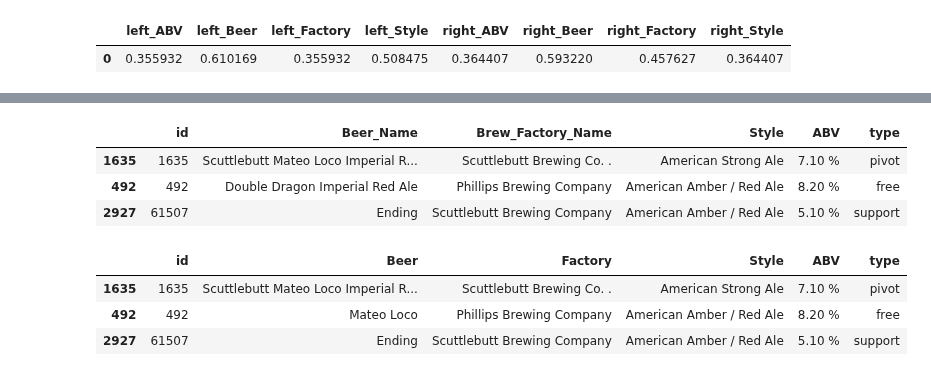
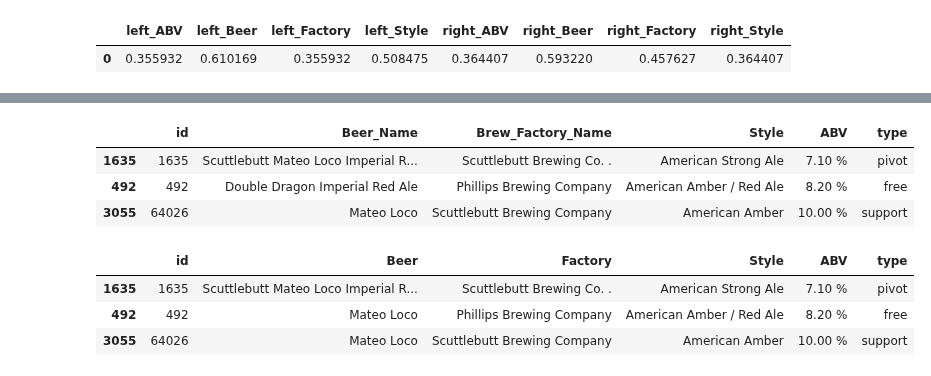
Before and after one commit to tteofili/certa, a Jupyter notebook: demo1_dm_beers.ipynb, the cells around one changed output, grey strips where cells are left out. Saved outputs shown, nothing was run; the diff lists cells and outputs as text; code cells hidden in the pictures.

```diff
--- a/demo1_dm_beers.ipynb
+++ b/demo1_dm_beers.ipynb
@@ -116,7 +116,7 @@ n_item.reindex(sorted(n_item.columns), axis=1)
 |  | ltable_ABV | ltable_Beer_Name | ltable_Brew_Factory_Name | ltable_Style | rtable_ABV | rtable_Beer_Name | ... |
 | 0 | 8.20 % | Double Dragon Imperial Red Ale | Phillips Brewing Company | American Amber / Red Ale | 7.10 % | Scuttlebutt Mateo Loco Imperial R... | ... |
 # %%
-saliency_df, pss, counterfactual_examples, triangles, lattices = certa_explainer.explain(l_tuple, r_tuple, predict_fn)
+saliency_df, pss, counterfactual_examples, triangles, lattices = certa_explainer.explain(l_tuple, r_tuple, predict_fn, debug=True)
 # %% [output]
 WARNING:root:could find 24 triangles of the 100 requested
 # %%
@@ -197,11 +194,11 @@ pss_sorted.reindex(sorted(pss_sorted.columns), axis=1).style.background_gradient
 # %%
-lattice = lattices[3]
+lattice = lattices[7]
 lattice.triangle
 # %% [output]
 |  | id | Beer_Name | Brew_Factory_Name | Style | ABV | type |
 | 1635 | 1635 | Scuttlebutt Mateo Loco Imperial R... | Scuttlebutt Brewing Co. . | American Strong Ale | 7.10 % | pivot |
 | 492 | 492 | Double Dragon Imperial Red Ale | Phillips Brewing Company | American Amber / Red Ale | 8.20 % | free |
-| 2927 | 61507 | Ending | Scuttlebutt Brewing Company | American Amber / Red Ale | 5.10 % | support |
+| 3055 | 64026 | Mateo Loco | Scuttlebutt Brewing Company | American Amber | 10.00 % | support |
 # %%
 ldf = lattice.triangle.copy()
 ldf.columns=['id','Beer','Factory','Style','ABV','type']
@@ -211,7 +208,7 @@ ldf
 |  | id | Beer | Factory | Style | ABV | type |
 | 1635 | 1635 | Scuttlebutt Mateo Loco Imperial R... | Scuttlebutt Brewing Co. . | American Strong Ale | 7.10 % | pivot |
 | 492 | 492 | Mateo Loco | Phillips Brewing Company | American Amber / Red Ale | 8.20 % | free |
-| 2927 | 61507 | Ending | Scuttlebutt Brewing Company | American Amber / Red Ale | 5.10 % | support |
+| 3055 | 64026 | Mateo Loco | Scuttlebutt Brewing Company | American Amber | 10.00 % | support |
 # %%
 def show_lattice(lattice, depth=-1):
     dot_data = lattice.hasse(depth=depth)
```
Also changed, not shown: parts of 5 cells of this notebook.
